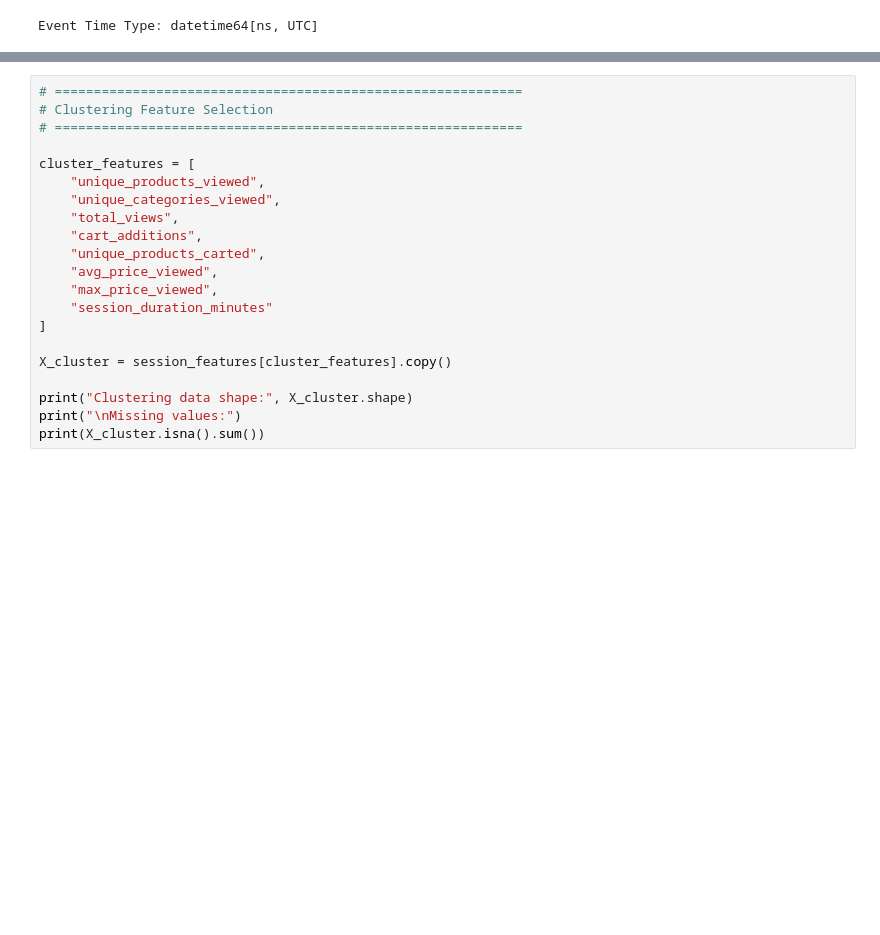
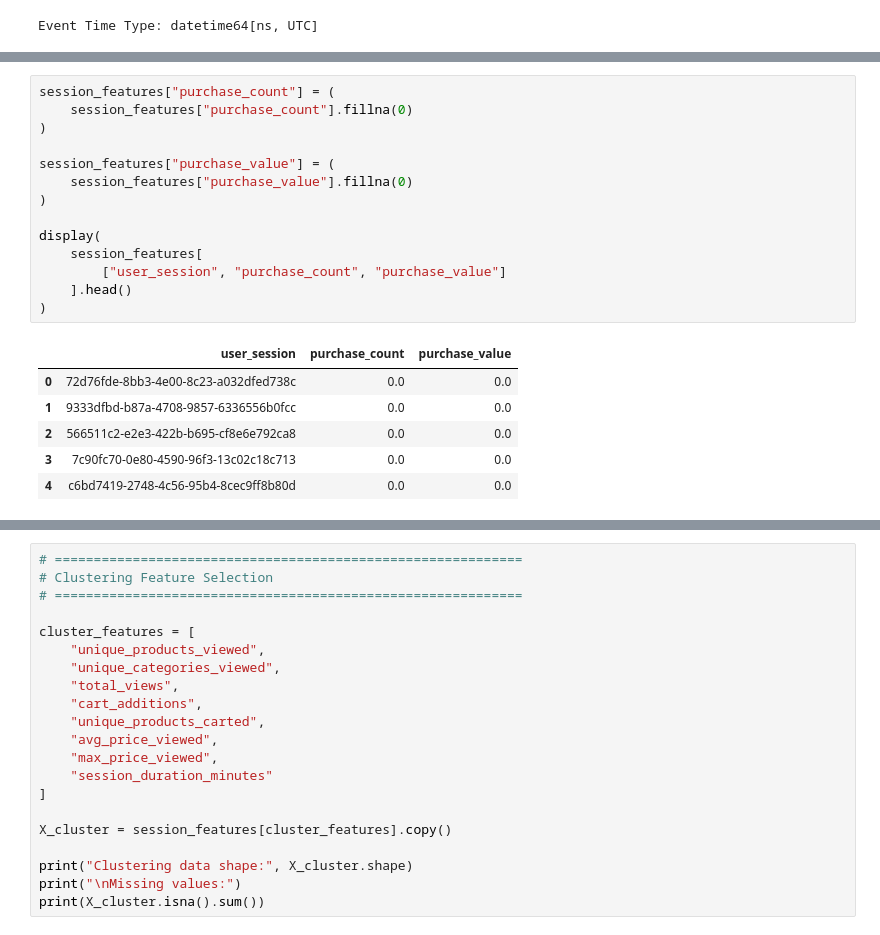
Before and after one commit to MR7star/ML-Capstone-Project, a Jupyter notebook: notebooks/clustering.ipynb, the cells around one changed output, grey strips where cells are left out. Saved outputs shown, nothing was run; the diff lists cells and outputs as text; blank space fills up the shorter version.

```diff
--- a/notebooks/clustering.ipynb
+++ b/notebooks/clustering.ipynb
@@ -460,0 +522,21 @@ Session-level shape: (9244421, 14)
+# %%
+session_features["purchase_count"] = (
+    session_features["purchase_count"].fillna(0)
+)
+
+session_features["purchase_value"] = (
+    session_features["purchase_value"].fillna(0)
+)
+
+display(
+    session_features[
+        ["user_session", "purchase_count", "purchase_value"]
+    ].head()
+)
+# %% [output]
+|  | user_session | purchase_count | purchase_value |
+| 0 | 72d76fde-8bb3-4e00-8c23-a032dfed738c | 0.0 | 0.0 |
+| 1 | 9333dfbd-b87a-4708-9857-6336556b0fcc | 0.0 | 0.0 |
+| 2 | 566511c2-e2e3-422b-b695-cf8e6e792ca8 | 0.0 | 0.0 |
+| 3 | 7c90fc70-0e80-4590-96f3-13c02c18c713 | 0.0 | 0.0 |
+| 4 | c6bd7419-2748-4c56-95b4-8cec9ff8b80d | 0.0 | 0.0 |
```
Also changed, not shown: parts of 47 cells of this notebook, 5 other files.
